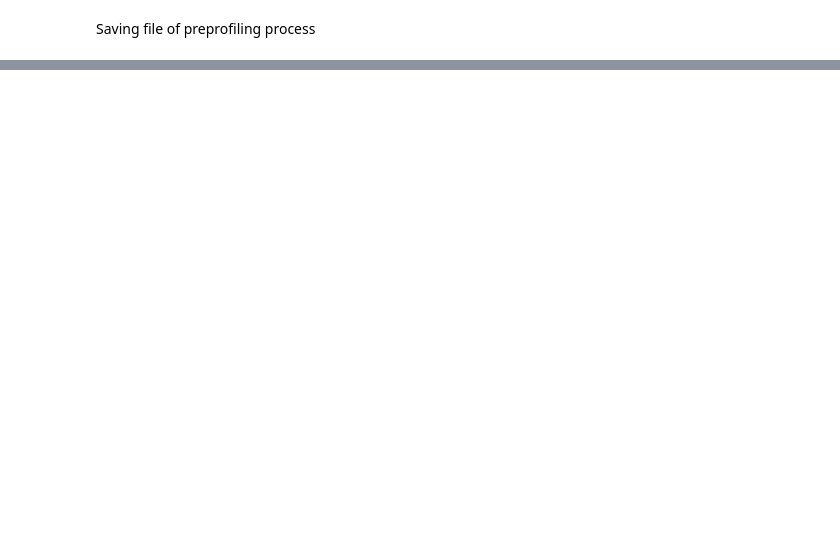
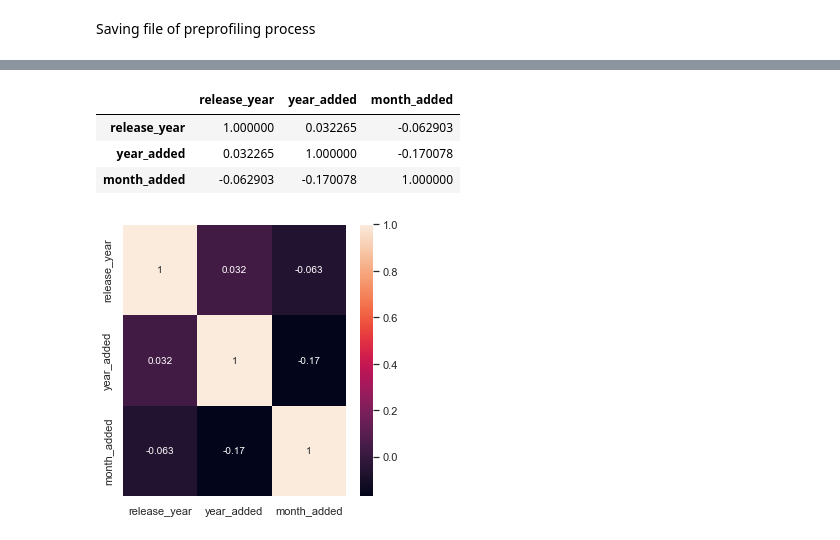
Before and after one commit to esthefaniagapito/Exploratory_Data_Analysis_EDA, a Jupyter notebook: EDA_Classes/EDA_Netflix.ipynb, the cells around one changed output, grey strips where cells are left out. Drawn from its saved outputs; the diff is of its cells as text; code cells hidden in the pictures; blank space fills up the shorter version.

Commit message:
Netflix EDA adding item 4 - EDA Questions from 4.1 until 4.7 (not finished)

```diff
--- a/EDA_Classes/EDA_Netflix.ipynb
+++ b/EDA_Classes/EDA_Netflix.ipynb
@@ -320,0 +357,5 @@ netflix_profile.to_file(output_file='netflix2021_preprofiling.html')
+# %%
+df_netflix_copy['date_added'] = pd.to_datetime(df_netflix_copy['date_added'])
+# %%
+df_netflix_copy['year_added'] = df_netflix_copy['date_added'].dt.year
+df_netflix_copy['month_added'] = df_netflix_copy['date_added'].dt.month
@@ -320,0 +380,13 @@ netflix_profile.to_file(output_file='netflix2021_preprofiling.html')
+# %%
+df_netflix_copy.corr()
+# %% [output]
+|  | release_year | year_added | month_added |
+| release_year | 1.000000 | 0.032265 | -0.062903 |
+| year_added | 0.032265 | 1.000000 | -0.170078 |
+| month_added | -0.062903 | -0.170078 | 1.000000 |
+# %%
+plt.subplots(figsize=(5,5))
+sns.heatmap(df_netflix_copy.corr(), annot=True)
+plt.show()
+# %% [output]
+[figure, added]
```
Also changed, not shown: parts of 26 cells of this notebook.
